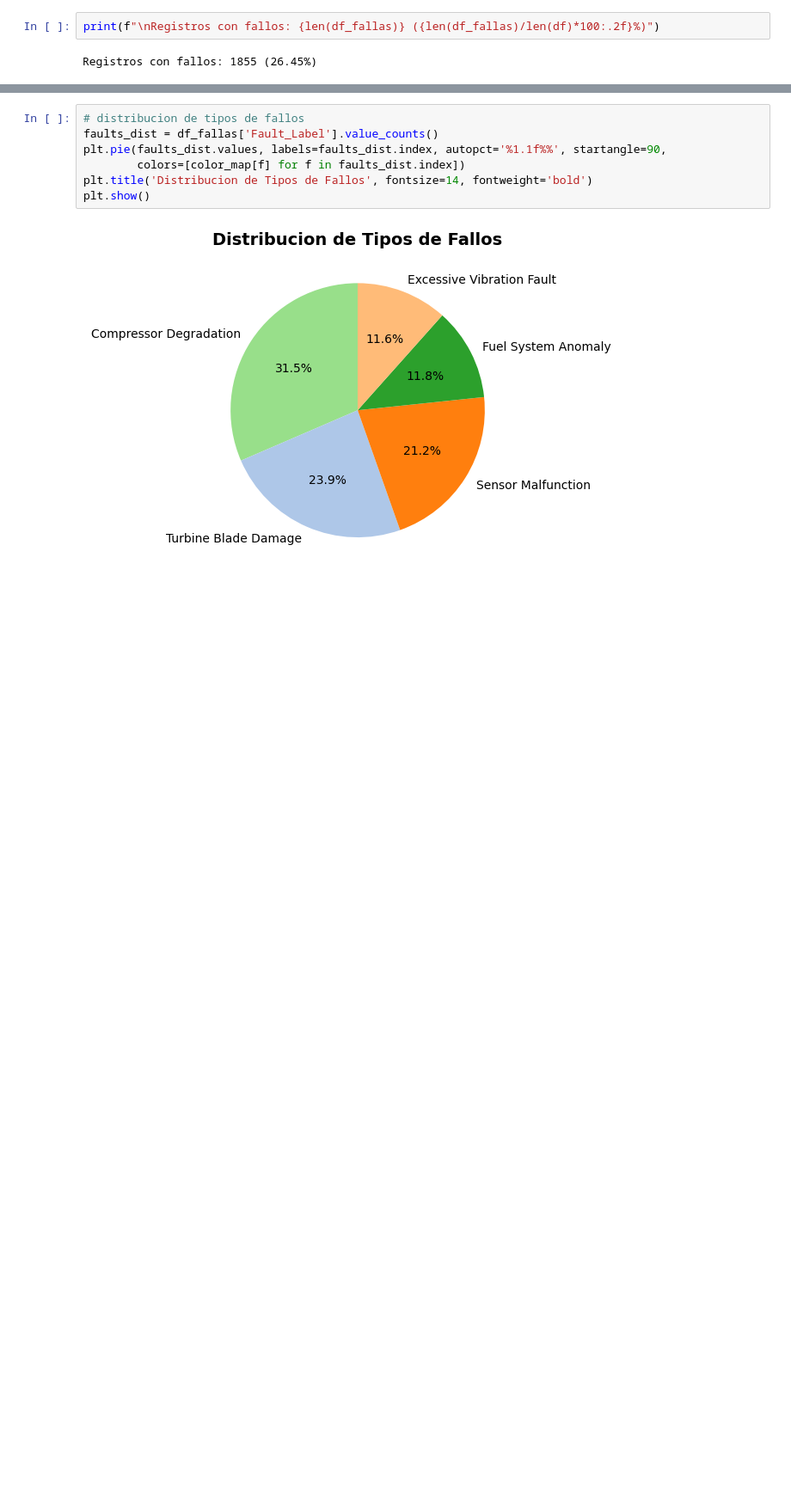
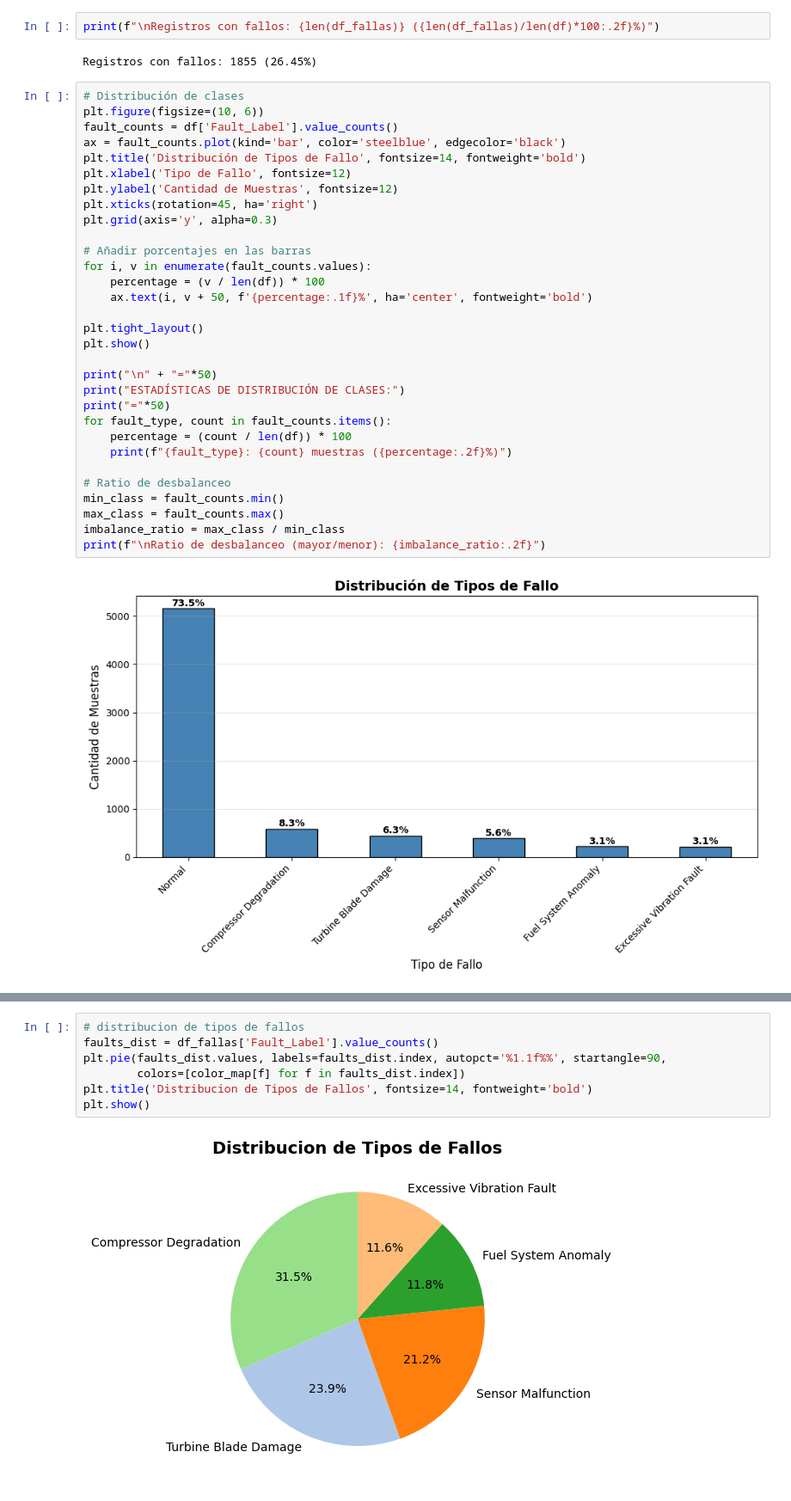
Before and after one commit to noraib/analitica_turboshaft, a Jupyter notebook: E4.ipynb, the cells around one changed output, grey strips where cells are left out. Shown at 86% size. Cells and saved outputs as stored; diff of their text form; blank space fills up the shorter version.

```diff
--- a/E4.ipynb
+++ b/E4.ipynb
@@ -354,3 +359,36 @@ Tipos de fallo únicos: 6
 print(f"\nRegistros con fallos: {len(df_fallas)} ({len(df_fallas)/len(df)*100:.2f}%)")
 # %% [output]
 Registros con fallos: 1855 (26.45%)
+# %%
+# Distribución de clases
+plt.figure(figsize=(10, 6))
+fault_counts = df['Fault_Label'].value_counts()
+ax = fault_counts.plot(kind='bar', color='steelblue', edgecolor='black')
+plt.title('Distribución de Tipos de Fallo', fontsize=14, fontweight='bold')
+plt.xlabel('Tipo de Fallo', fontsize=12)
+plt.ylabel('Cantidad de Muestras', fontsize=12)
+plt.xticks(rotation=45, ha='right')
+plt.grid(axis='y', alpha=0.3)
+
+# Añadir porcentajes en las barras
+for i, v in enumerate(fault_counts.values):
+    percentage = (v / len(df)) * 100
+    ax.text(i, v + 50, f'{percentage:.1f}%', ha='center', fontweight='bold')
+
+plt.tight_layout()
+plt.show()
+
+print("\n" + "="*50)
+print("ESTADÍSTICAS DE DISTRIBUCIÓN DE CLASES:")
+print("="*50)
+for fault_type, count in fault_counts.items():
+    percentage = (count / len(df)) * 100
+    print(f"{fault_type}: {count} muestras ({percentage:.2f}%)")
+
+# Ratio de desbalanceo
+min_class = fault_counts.min()
+max_class = fault_counts.max()
+imbalance_ratio = max_class / min_class
+print(f"\nRatio de desbalanceo (mayor/menor): {imbalance_ratio:.2f}")
+# %% [output]
+[figure, added]
```
Also changed, not shown: parts of 21 cells of this notebook, 5 other files.
